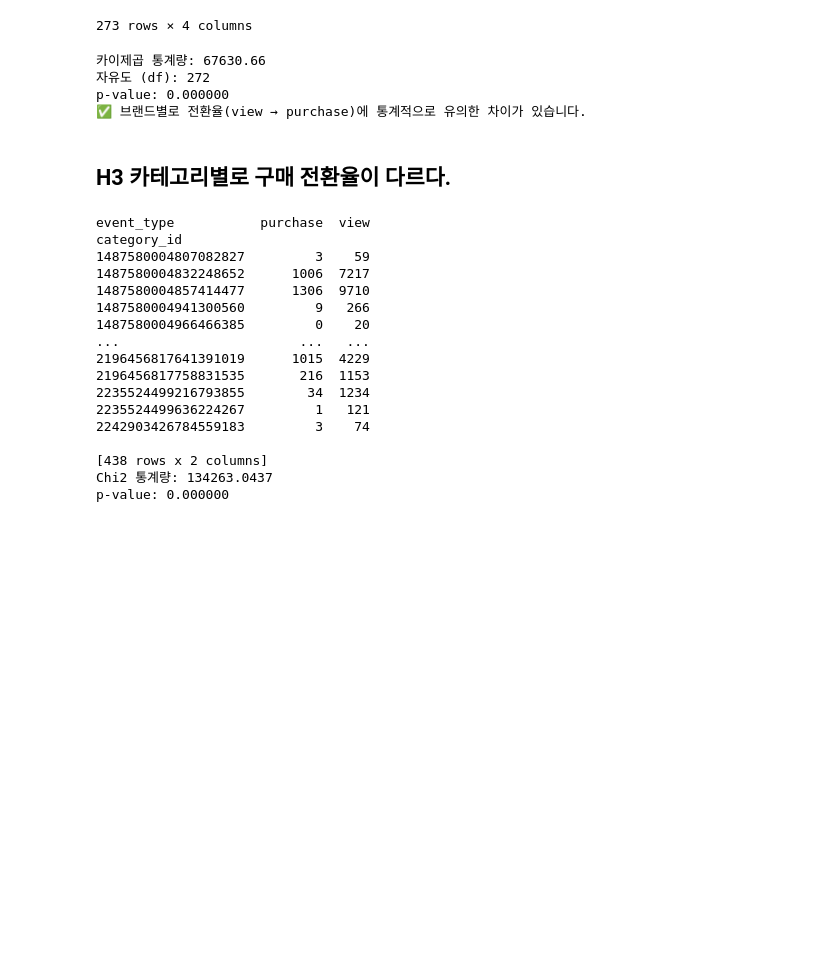
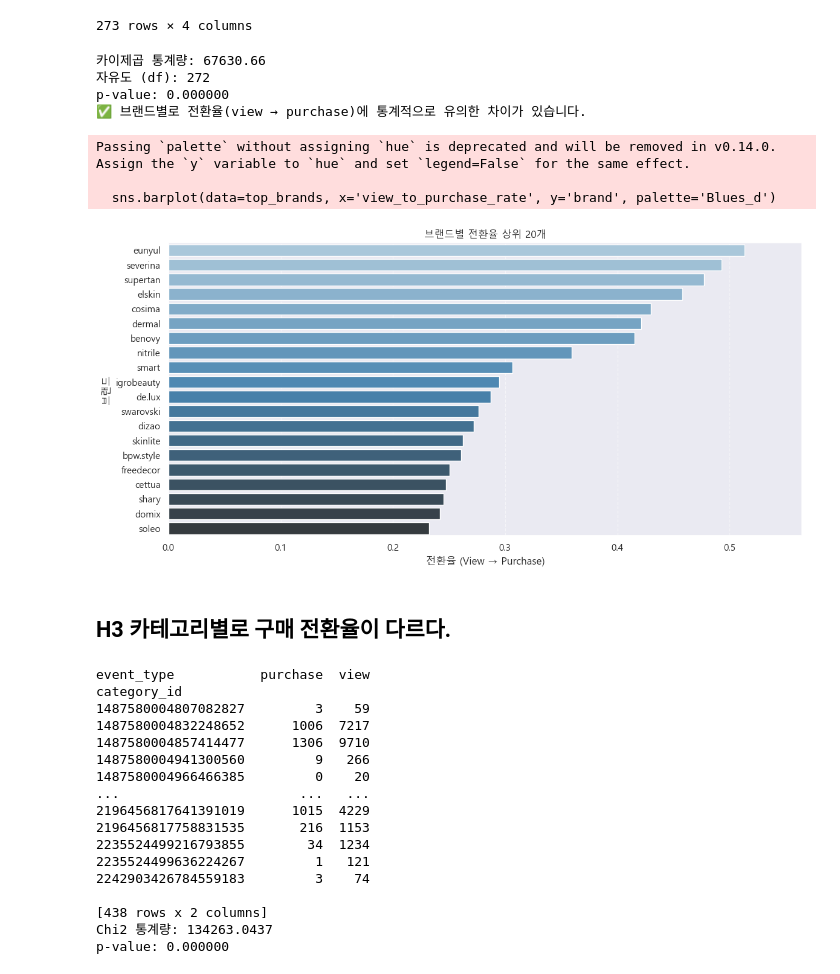
Before and after one commit to Blche/datathon_09, a Jupyter notebook: members/문세희/11_hyp_1_conversion_rate.ipynb, the cells around one changed output. Drawn from its saved outputs; the diff is of its cells as text; code cells hidden in the pictures; blank space fills up the shorter version.

```diff
--- a/members/문세희/11_hyp_1_conversion_rate.ipynb
+++ b/members/문세희/11_hyp_1_conversion_rate.ipynb
@@ -156,6 +156,30 @@ else:
 자유도 (df): 272
 p-value: 0.000000
 ✅ 브랜드별로 전환율(view → purchase)에 통계적으로 유의한 차이가 있습니다.
+# %%
+import matplotlib.pyplot as plt
+import seaborn as sns
+
+# 상위 N개 브랜드만 시각화 (전체가 너무 많을 경우 보기 어려우므로 상위 20개 추천)
+top_n = 20
+top_brands = brand_event_sorted.head(top_n)
+
+# 시각화
+plt.figure(figsize=(12, 6))
+sns.barplot(data=top_brands, x='view_to_purchase_rate', y='brand', palette='Blues_d')
+
+plt.xlabel('전환율 (View → Purchase)')
+plt.ylabel('브랜드')
+plt.title(f'브랜드별 전환율 상위 {top_n}개')
+plt.xlim(0, top_brands['view_to_purchase_rate'].max() * 1.1)
+plt.tight_layout()
+plt.grid(axis='x', linestyle='--', alpha=0.5)
+plt.show()
+# %% [output]
+Passing `palette` without assigning `hue` is deprecated and will be removed in v0.14.0. Assign the `y` variable to `hue` and set `legend=False` for the same effect.
+
+  sns.barplot(data=top_brands, x='view_to_purchase_rate', y='brand', palette='Blues_d')
+[figure, added]
 # %% [markdown]
 ## H3 카테고리별로 구매 전환율이 다르다.
 # %%
```
Also changed, not shown: parts of 6 cells of this notebook, 2 other files.
